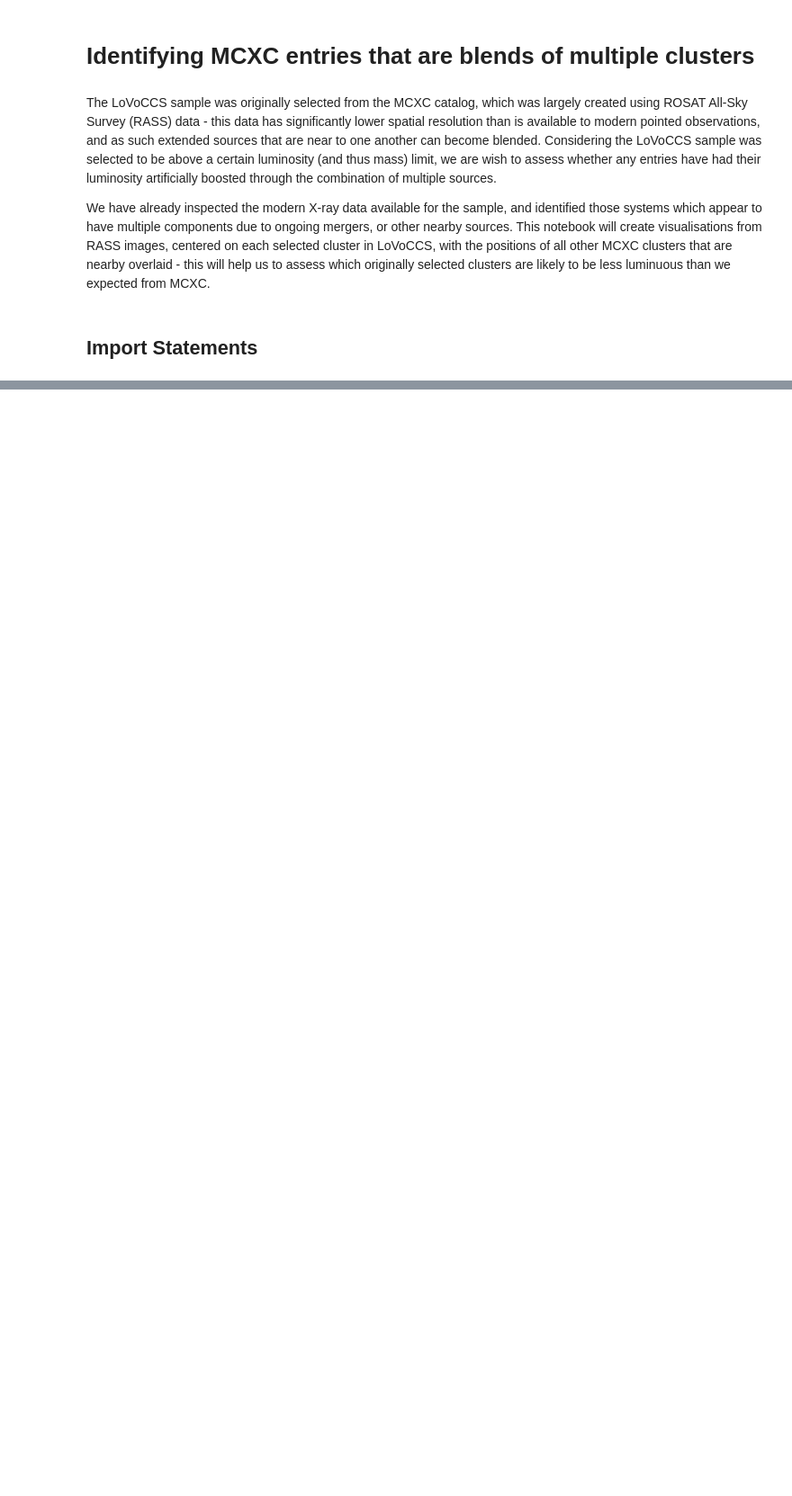
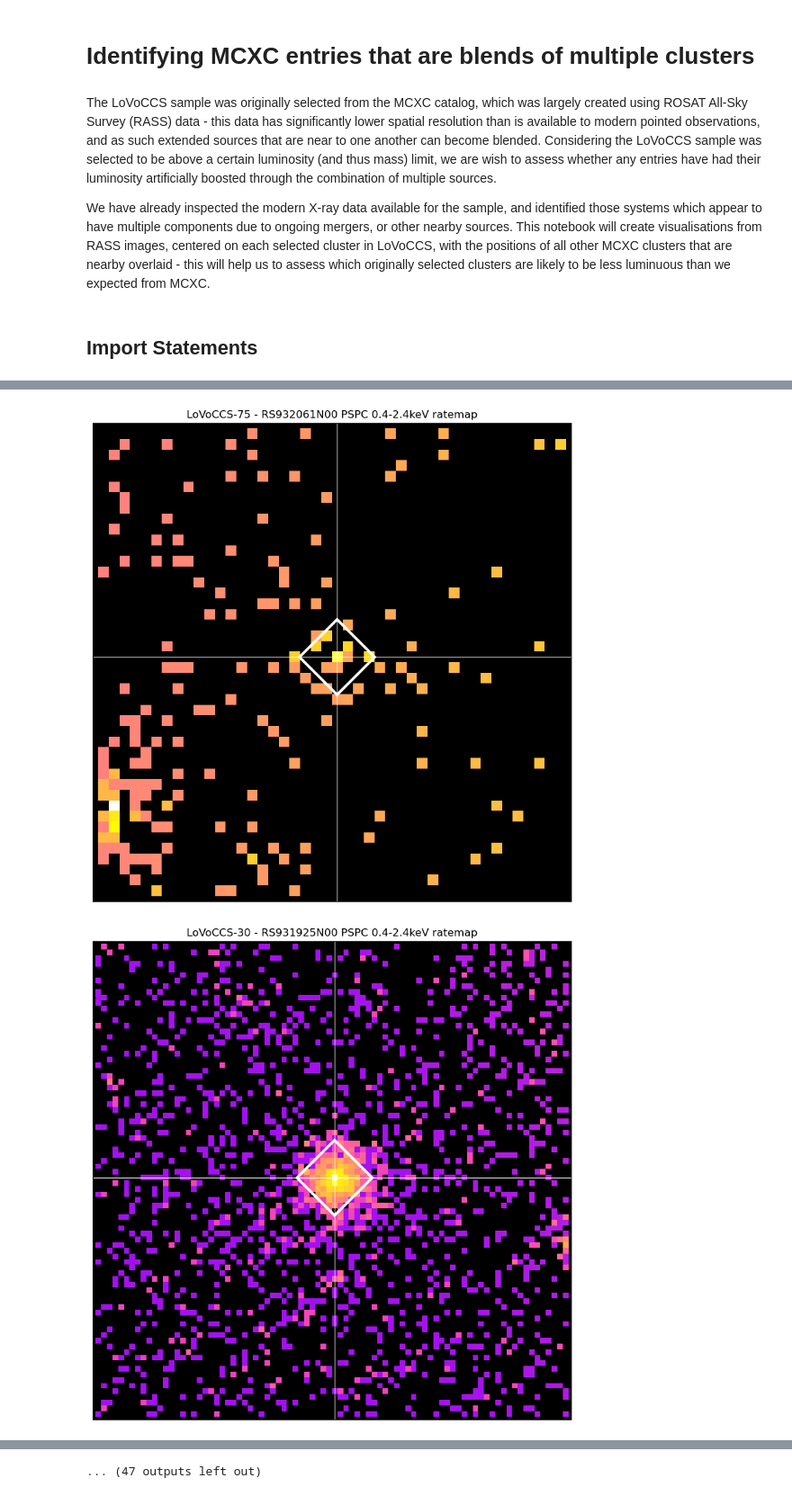
Before and after one commit to LoVoCCS/X-LoVoCCS-Analyses, a Jupyter notebook: notebooks/visualisations/check_for_blended_mcxc_entries.ipynb, the cells around one changed output, grey strips where cells are left out. Shown at 90% size. Saved outputs shown, nothing was run; the diff lists cells and outputs as text; code cells hidden in the pictures; blank space fills up the shorter version.

```diff
--- a/notebooks/visualisations/check_for_blended_mcxc_entries.ipynb
+++ b/notebooks/visualisations/check_for_blended_mcxc_entries.ipynb
@@ -40,0 +261,5 @@ timeout = Quantity(6, 'hr')
+# %%
+visualise_rass(split_clusters=False)
+# %% [output]
+[figure, added]
+[figure, added]
@@ -40,0 +276 @@ timeout = Quantity(6, 'hr')
+... (47 outputs left out)
```
Also changed, not shown: parts of 24 cells of this notebook.
